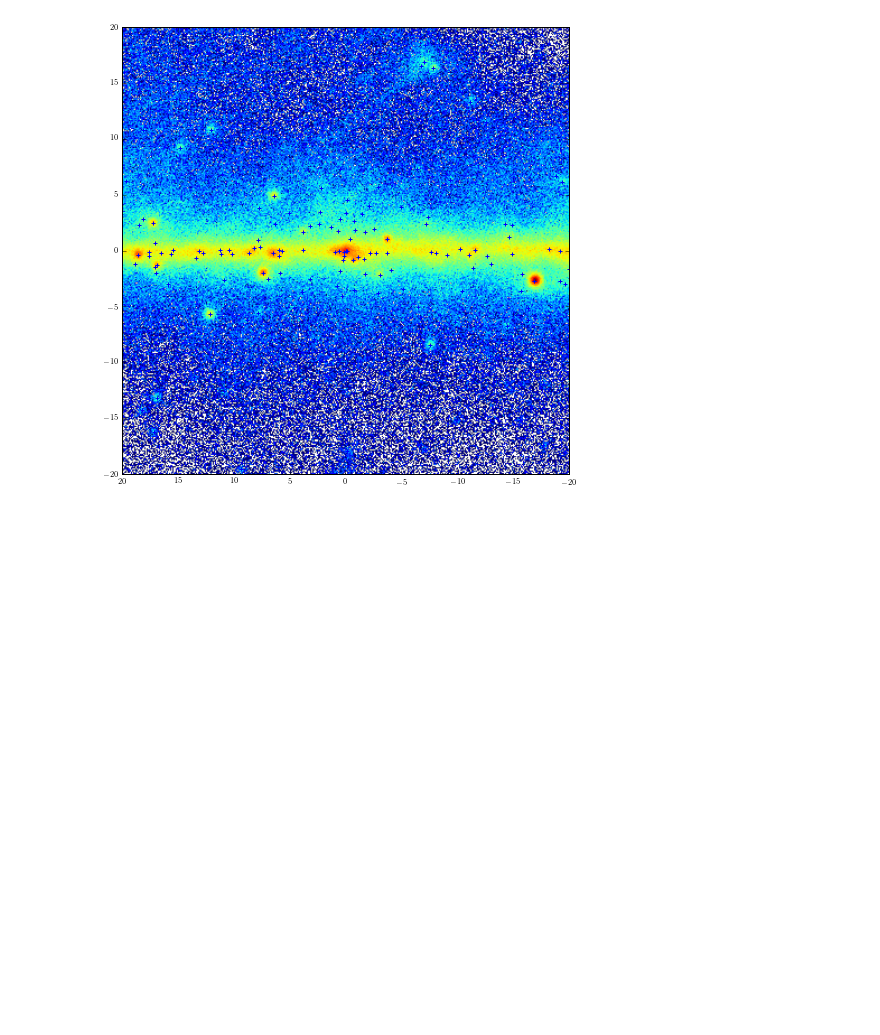
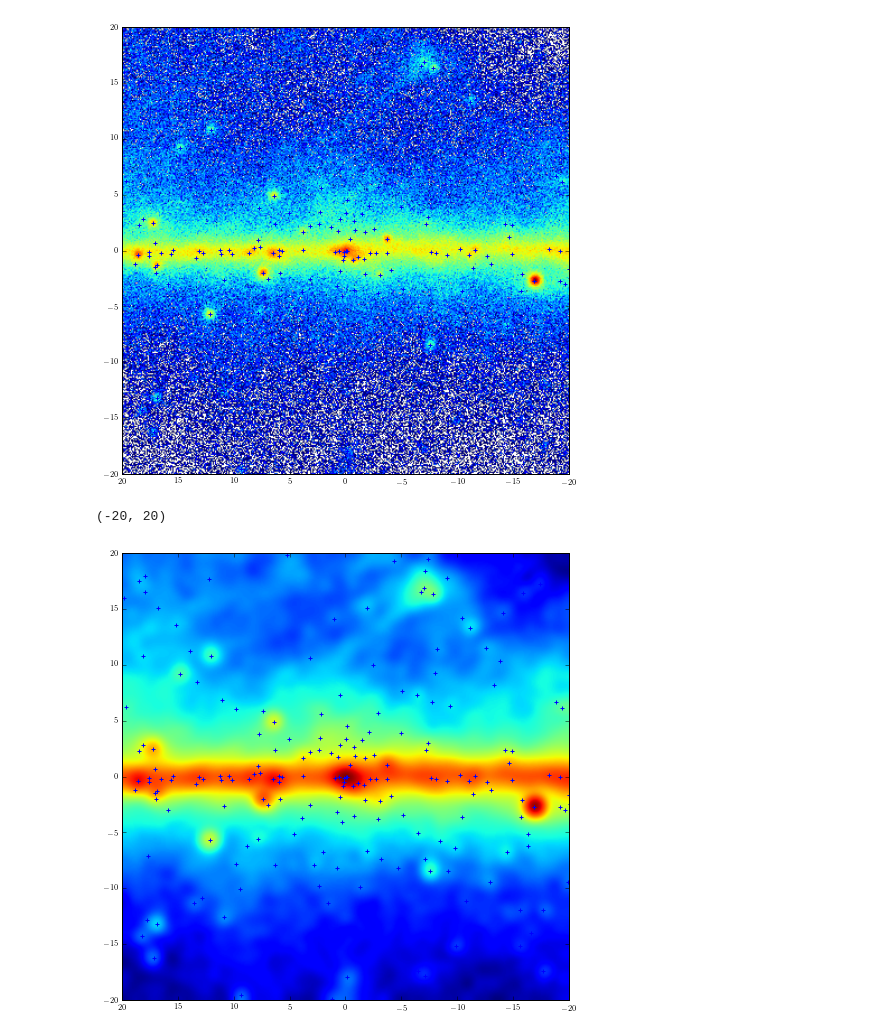
Before and after one commit to erccarls/PSC_GCE, a Jupyter notebook: notebooks/Finding Point Source Locations.ipynb, the cells around one changed output. Drawn from its saved outputs; the diff is of its cells as text; code cells hidden in the pictures; blank space fills up the shorter version.

```diff
--- a/notebooks/Finding Point Source Locations.ipynb
+++ b/notebooks/Finding Point Source Locations.ipynb
@@ -69,3 +69,14 @@ plt.ylim(-20,20)
 # %% [output]
 (-20, 20)
 [figure]
+# %%
+from scipy.ndimage import gaussian_filter
+plt.figure(figsize=(8,8))
+#print counts
+plt.imshow(np.log10(gaussian_filter(counts[0],5)), origin='lower', extent=[-20,20,-20,20])
+plt.scatter(lons[idx], lats[idx], marker='+')
+plt.xlim(20,-20)
+plt.ylim(-20,20)
+# %% [output]
+(-20, 20)
+[figure, added]
```
